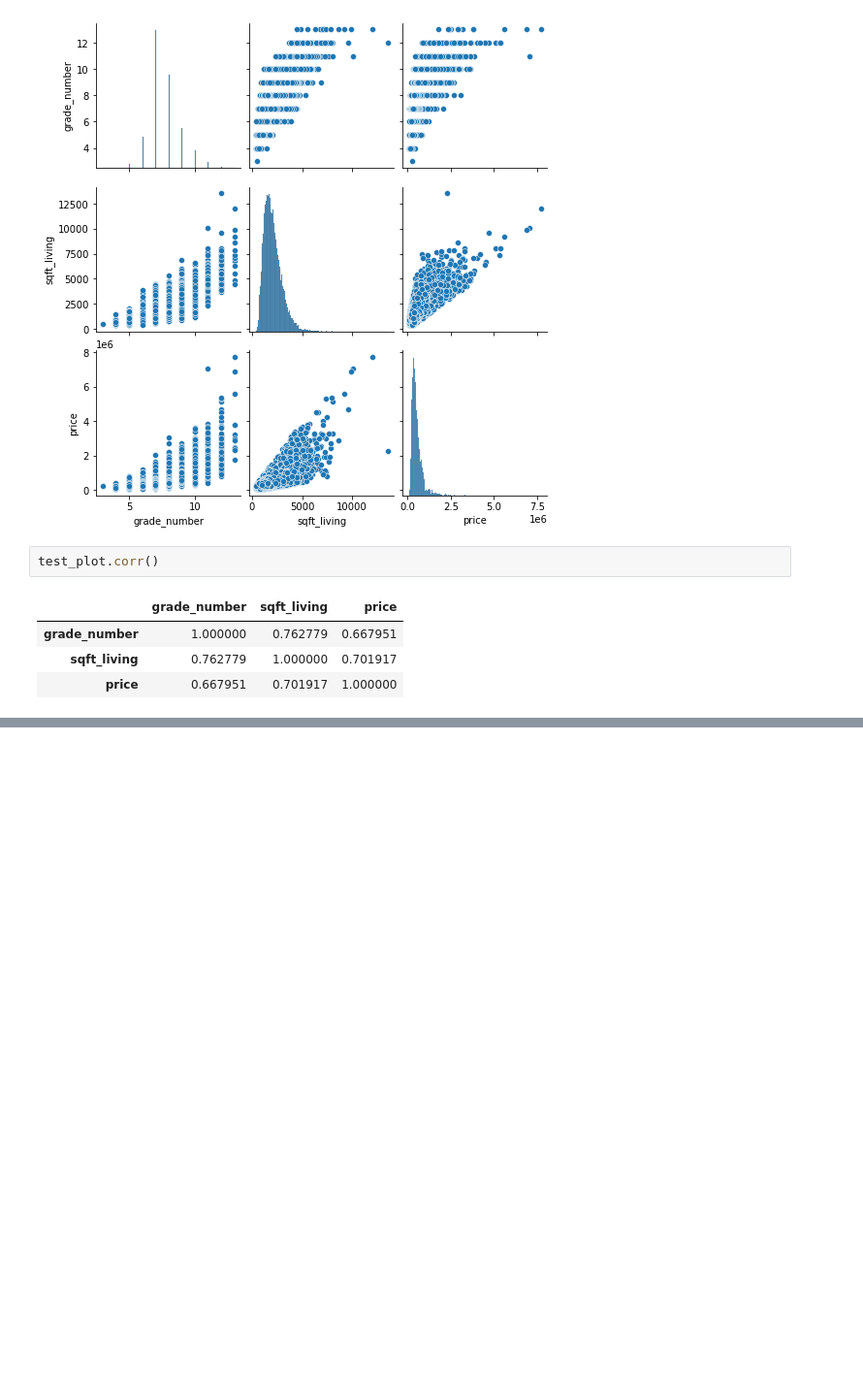
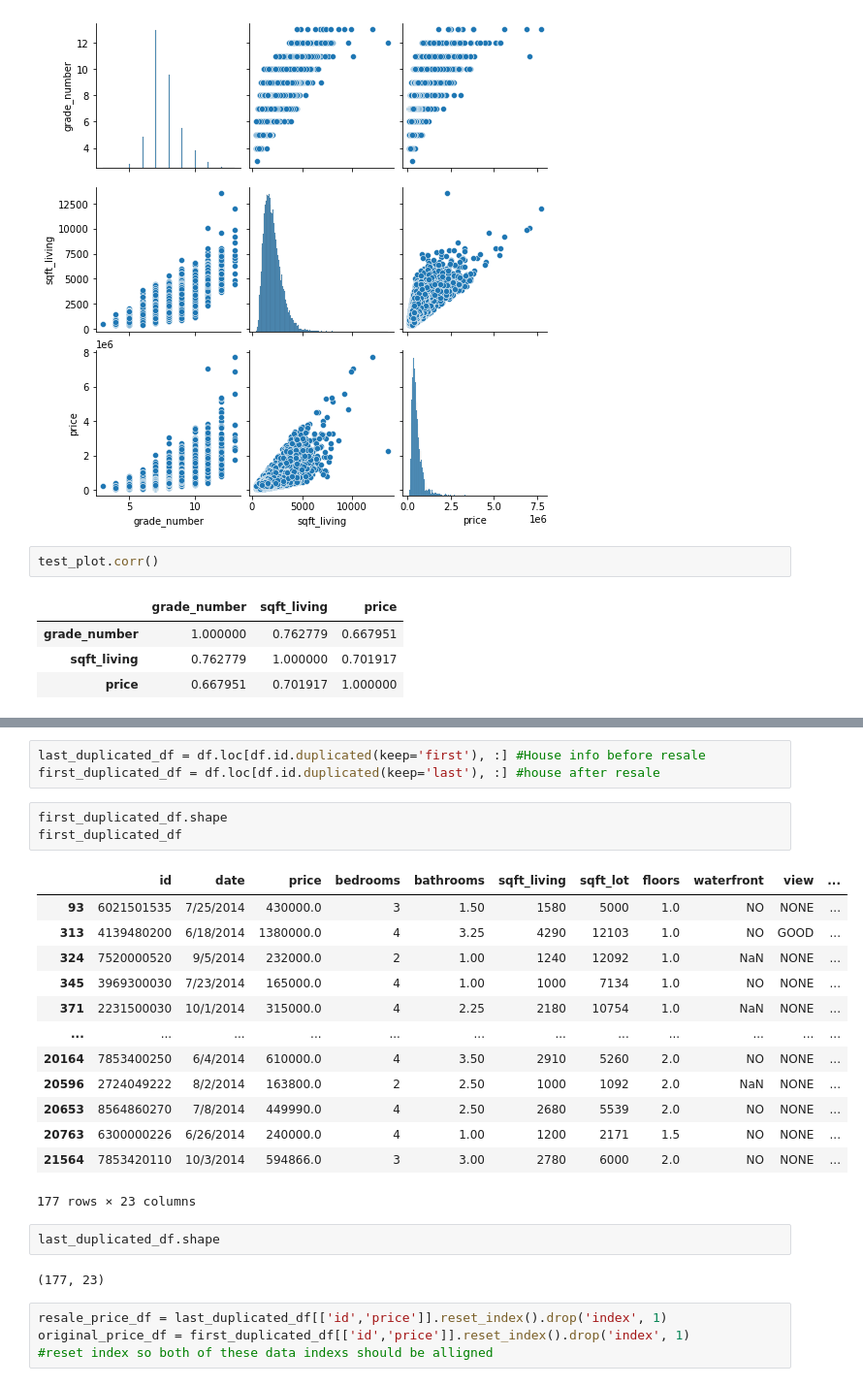
Before and after one commit to hanis-z/King-County-Millenial-homeowner-program, a Jupyter notebook: individualNotebooks/Kyle notebook.ipynb, the cells around one changed output, grey strips where cells are left out. Shown at 97% size. Saved outputs shown, nothing was run; the diff lists cells and outputs as text; blank space fills up the shorter version.

Commit message:
initial look into resale of houses

```diff
--- a/individualNotebooks/Kyle notebook.ipynb
+++ b/individualNotebooks/Kyle notebook.ipynb
@@ -250,0 +272,28 @@ strong multicollinearity or other numerical problems.
+# %%
+last_duplicated_df = df.loc[df.id.duplicated(keep='first'), :] #House info before resale
+first_duplicated_df = df.loc[df.id.duplicated(keep='last'), :] #house after resale
+# %%
+first_duplicated_df.shape
+first_duplicated_df
+# %% [output]
+|  | id | date | price | bedrooms | bathrooms | sqft_living | sqft_lot | floors | waterfront | view | ... |
+| 93 | 6021501535 | 7/25/2014 | 430000.0 | 3 | 1.50 | 1580 | 5000 | 1.0 | NO | NONE | ... |
+| 313 | 4139480200 | 6/18/2014 | 1380000.0 | 4 | 3.25 | 4290 | 12103 | 1.0 | NO | GOOD | ... |
+| 324 | 7520000520 | 9/5/2014 | 232000.0 | 2 | 1.00 | 1240 | 12092 | 1.0 | NaN | NONE | ... |
+| 345 | 3969300030 | 7/23/2014 | 165000.0 | 4 | 1.00 | 1000 | 7134 | 1.0 | NO | NONE | ... |
+| 371 | 2231500030 | 10/1/2014 | 315000.0 | 4 | 2.25 | 2180 | 10754 | 1.0 | NaN | NONE | ... |
+| ... | ... | ... | ... | ... | ... | ... | ... | ... | ... | ... | ... |
+| 20164 | 7853400250 | 6/4/2014 | 610000.0 | 4 | 3.50 | 2910 | 5260 | 2.0 | NO | NONE | ... |
+| 20596 | 2724049222 | 8/2/2014 | 163800.0 | 2 | 2.50 | 1000 | 1092 | 2.0 | NaN | NONE | ... |
+| 20653 | 8564860270 | 7/8/2014 | 449990.0 | 4 | 2.50 | 2680 | 5539 | 2.0 | NO | NONE | ... |
+| 20763 | 6300000226 | 6/26/2014 | 240000.0 | 4 | 1.00 | 1200 | 2171 | 1.5 | NO | NONE | ... |
+| 21564 | 7853420110 | 10/3/2014 | 594866.0 | 3 | 3.00 | 2780 | 6000 | 2.0 | NO | NONE | ... |
+177 rows × 23 columns
+# %%
+last_duplicated_df.shape
+# %% [output]
+(177, 23)
+# %%
+resale_price_df = last_duplicated_df[['id','price']].reset_index().drop('index', 1)
+original_price_df = first_duplicated_df[['id','price']].reset_index().drop('index', 1)
+#reset index so both of these data indexs should be alligned
```
Also changed, not shown: parts of 19 cells of this notebook.
